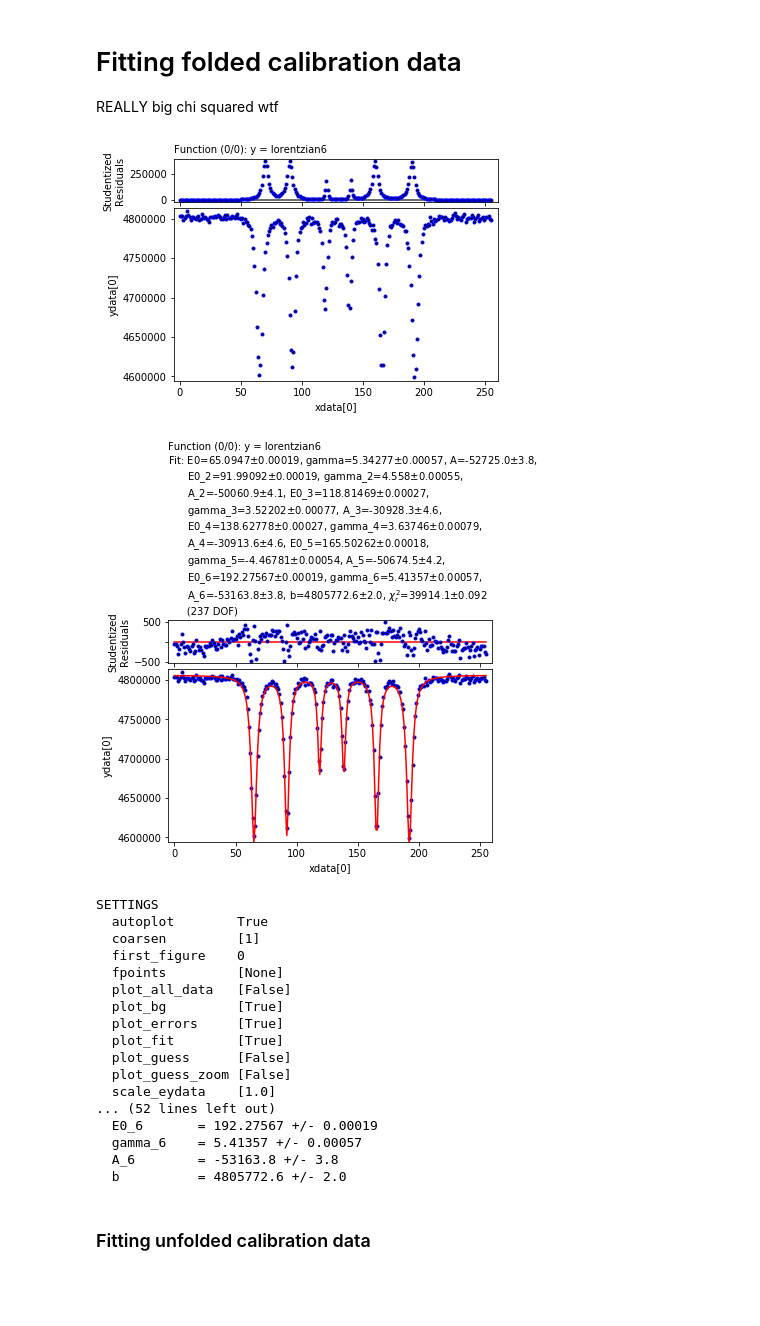
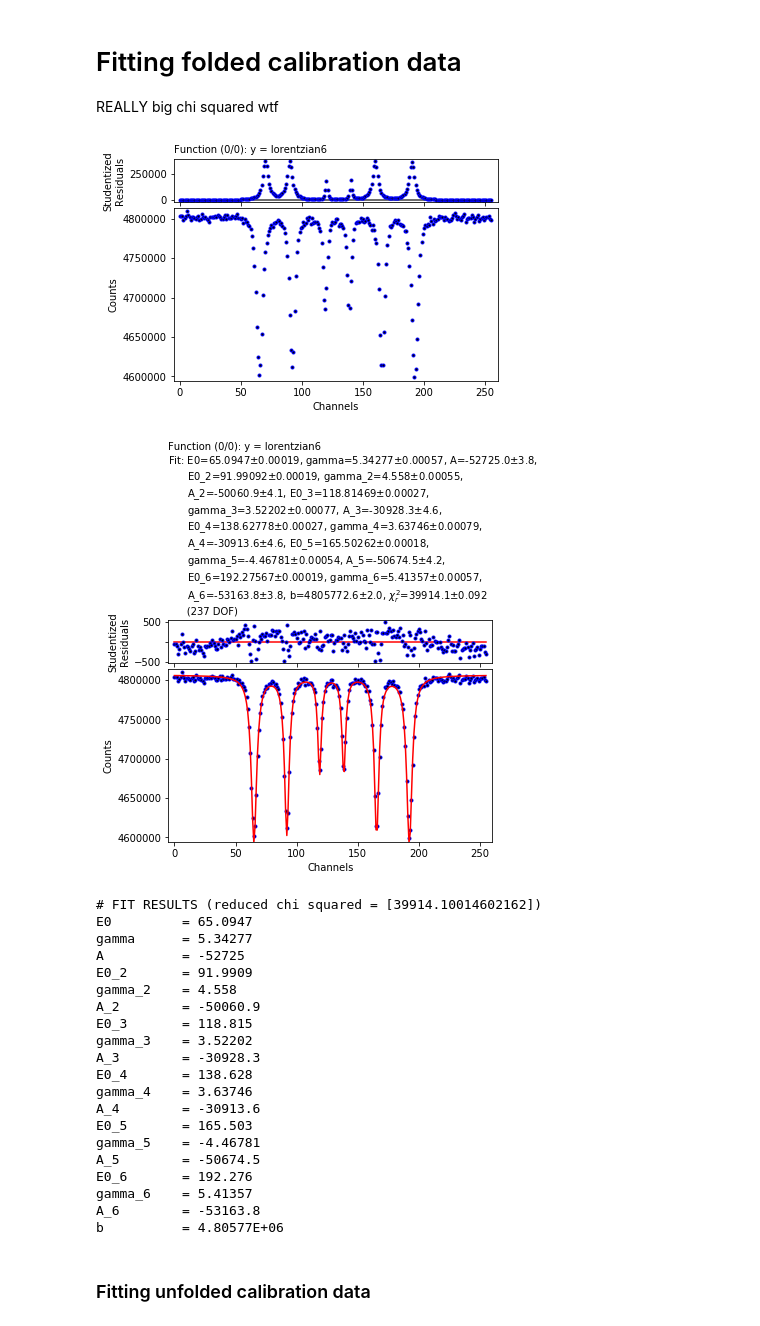
Before and after one commit to eklem1/ModernLab, a Jupyter notebook: foldingFunct.ipynb, the cells around one changed output. Cells and saved outputs as stored; diff of their text form; code cells hidden in the pictures; blank space fills up the shorter version.

```diff
--- a/foldingFunct.ipynb
+++ b/foldingFunct.ipynb
@@ -172,34 +112,38 @@ litValCalE = [0.0008, 0.0008, 0.0010, 0.0007, 0.0007, 0.0010]
 # %%
 my_fitter = s.data.fitter()
 my_fitter.set(style_data = [{'marker': '.', 'color': 'black', 'ls': '', 'mec': 'b'}]\
-              , plot_guess=False, fpoints=None)
+              , plot_guess=False, fpoints=None, xlabel = "Channels" , ylabel = "Counts")
 
 guess = 'E0=70,gamma=5,A=-2e6, E0_2=90, gamma_2=5, A_2=-2e6, E0_3=120, gamma_3=2, A_3=-1e6, E0_4=140, gamma_4=2, A_4=-1e6, E0_5=160, gamma_5=5, A_5=-2e6, E0_6=190, gamma_6=5, A_6=-2e6, b=4.8e6'
 
 my_fitter.set_functions(f=lorentzian6, p=guess)
 
 my_fitter.set_data(xdata=foldedData[0], ydata=foldedData[1], eydata=foldedData[2])
 my_fitter.fit()
+my_fitter.print_fit_parameters()
 # %% [output]
-[figure, old version]
+[figure, new version]
-[figure, old version]
+[figure, new version]
-SETTINGS
-  autoplot        True
-  coarsen         [1]
-  first_figure    0
-  fpoints         [None]
-  plot_all_data   [False]
-  plot_bg         [True]
-  plot_errors     [True]
-  plot_fit        [True]
-  plot_guess      [False]
-  plot_guess_zoom [False]
-  scale_eydata    [1.0]
-... (52 lines left out)
-  E0_6       = 192.27567 +/- 0.00019
-  gamma_6    = 5.41357 +/- 0.00057
-  A_6        = -53163.8 +/- 3.8
-  b          = 4805772.6 +/- 2.0
+# FIT RESULTS (reduced chi squared = [39914.10014602162])
+E0         = 65.0947
+gamma      = 5.34277
+A          = -52725
+E0_2       = 91.9909
+gamma_2    = 4.558
+A_2        = -50060.9
+E0_3       = 118.815
+gamma_3    = 3.52202
+A_3        = -30928.3
+E0_4       = 138.628
+gamma_4    = 3.63746
+A_4        = -30913.6
+E0_5       = 165.503
+gamma_5    = -4.46781
+A_5        = -50674.5
+E0_6       = 192.276
+gamma_6    = 5.41357
+A_6        = -53163.8
+b          = 4.80577E+06
 # %%
 # my_fitter.results
 # x = my_fitter.get_fit_results()
```
Also changed, not shown: parts of 19 cells of this notebook.
